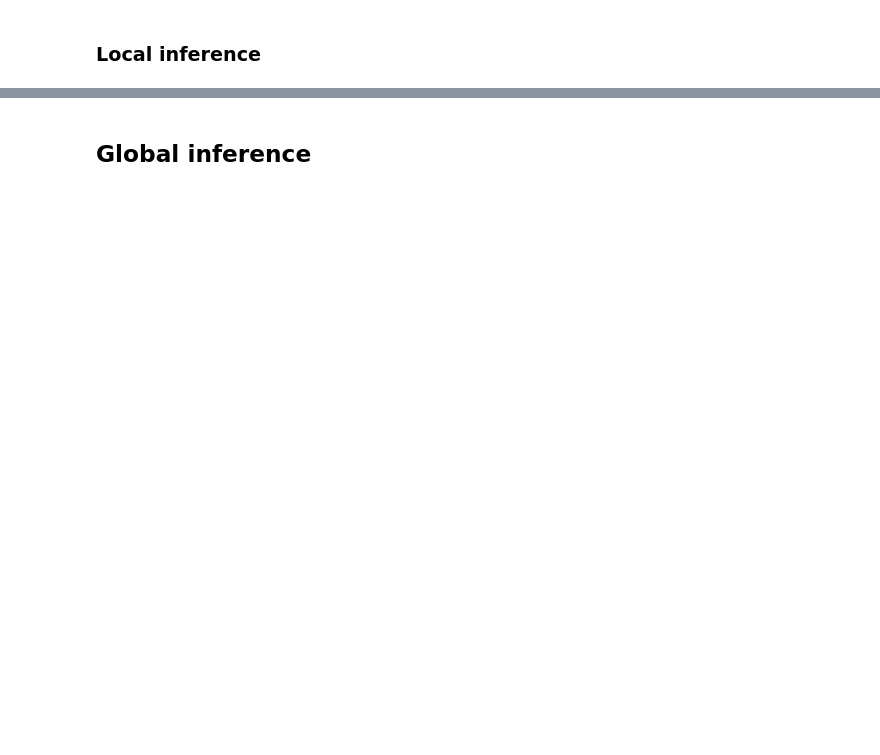
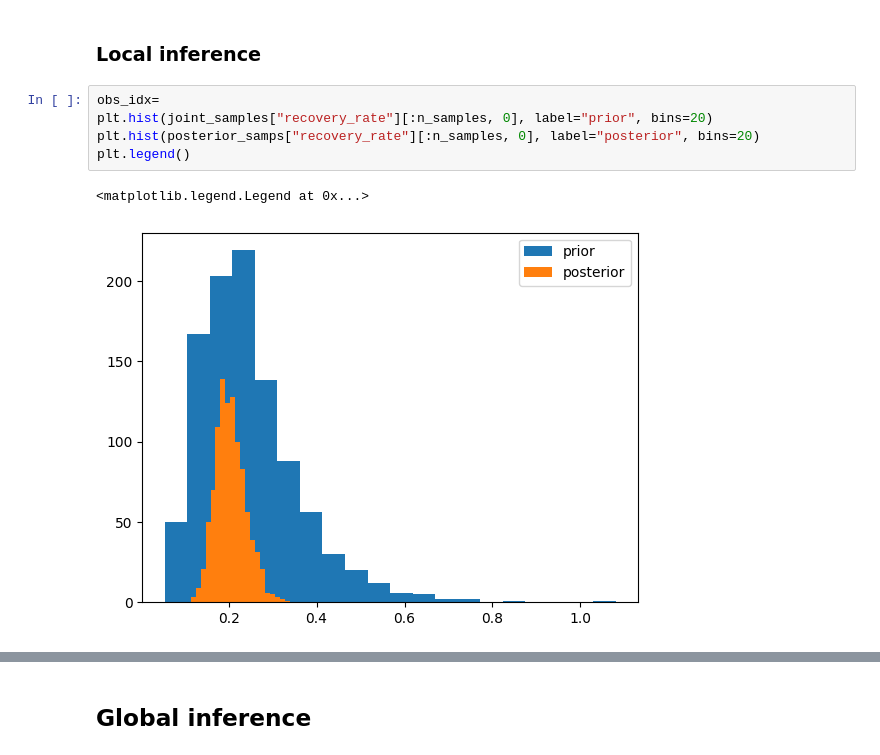
Before and after one commit to danielward27/spyrox, a Jupyter notebook: sir_example.ipynb, the cells around one changed output, grey strips where cells are left out. Drawn from its saved outputs; the diff is of its cells as text; blank space fills up the shorter version.

```diff
--- a/sir_example.ipynb
+++ b/sir_example.ipynb
@@ -152,2 +131,10 @@ joint_samples = jax.jit(jax.vmap(partial(model.sample, use_surrogate=False)))(
 # %% [markdown]
 ### Local inference
+# %%
+obs_idx=
+plt.hist(joint_samples["recovery_rate"][:n_samples, 0], label="prior", bins=20)
+plt.hist(posterior_samps["recovery_rate"][:n_samples, 0], label="posterior", bins=20)
+plt.legend()
+# %% [output]
+<matplotlib.legend.Legend at 0x...>
+[figure, added]
```
Also changed, not shown: parts of 17 cells of this notebook, 7 other files.
